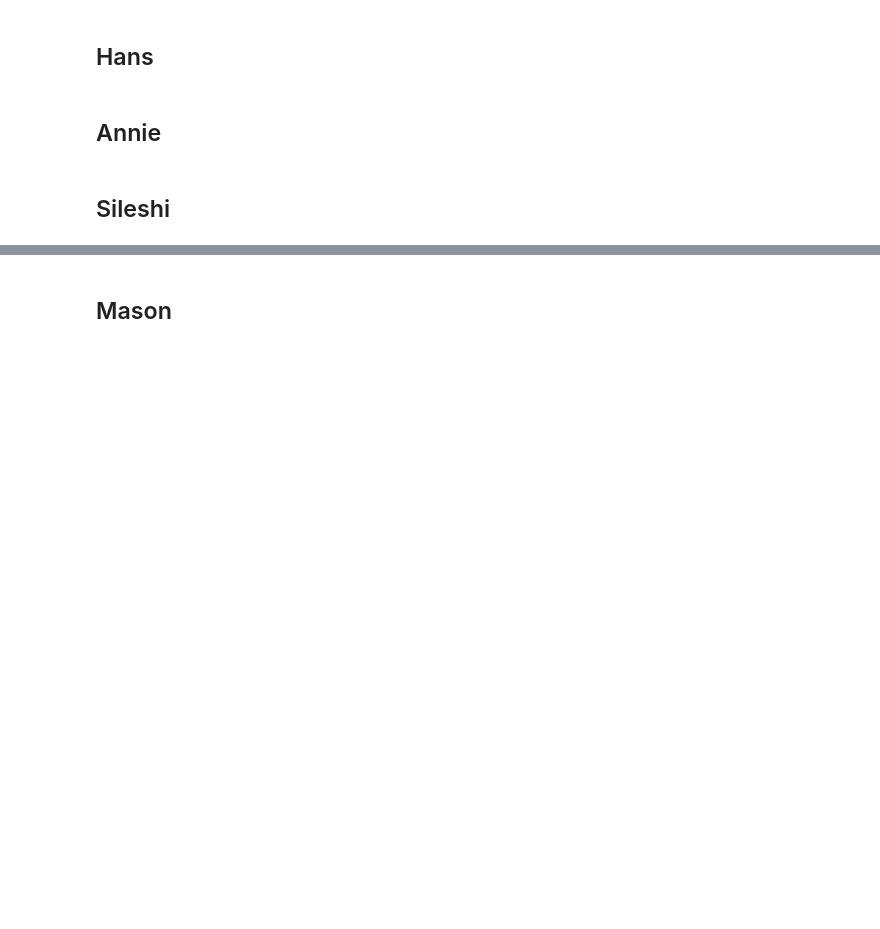
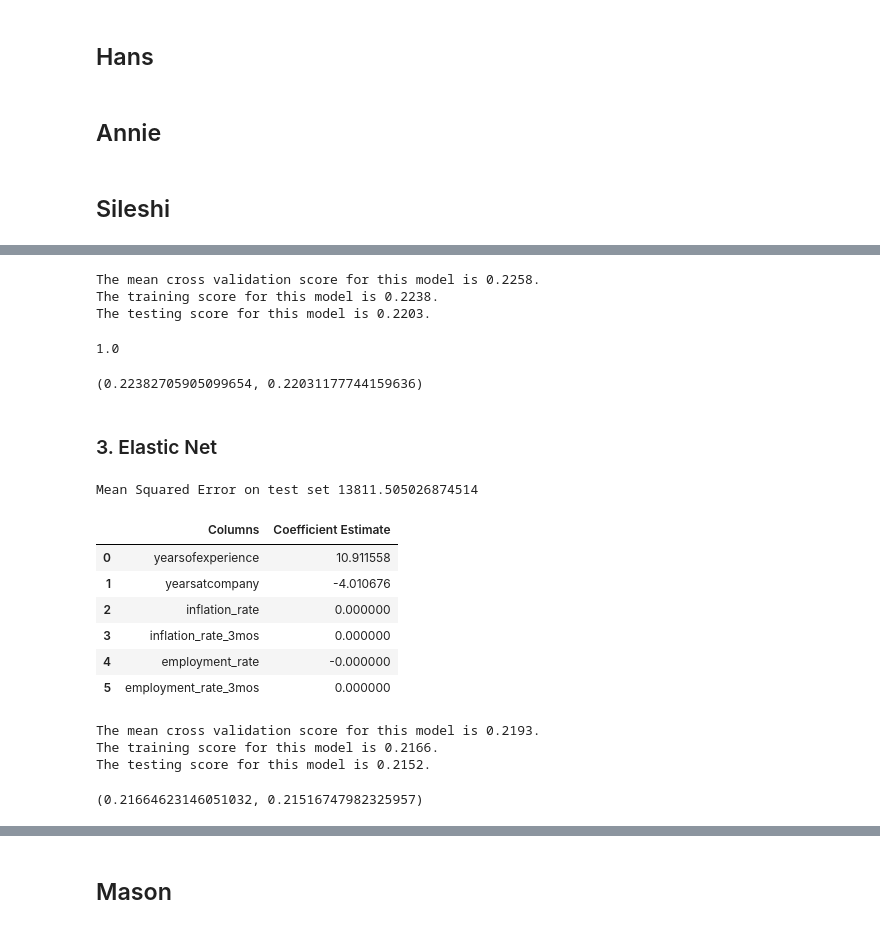
Before and after one commit to mh0805/Group-Project, a Jupyter notebook: Code/MODELING.ipynb, the cells around one changed output, grey strips where cells are left out. Drawn from its saved outputs; the diff is of its cells as text; code cells hidden in the pictures; blank space fills up the shorter version.

```diff
--- a/Code/MODELING.ipynb
+++ b/Code/MODELING.ipynb
@@ -8,0 +214,17 @@
+# %%
+from sklearn.linear_model import Ridge
+
+# Train the model
+ridgeR = Ridge(alpha = 1)
+ridgeR.fit(X_train, y_train)
+y_pred = ridgeR.predict(X_test)
+
+# calculate mean square error
+mean_squared_error_ridge = np.mean((y_pred - y_test)**2)
+print(f'Ridge MSE: {mean_squared_error_ridge}\n')
+
+# get ridge coefficient and print them
+ridge_coefficient = pd.DataFrame()
+ridge_coefficient["Columns"]= X_train.columns
+ridge_coefficient['Coefficient Estimate'] = pd.Series(ridgeR.coef_)
+print('       Coeffiecients ', ridge_coefficient)
@@ -8,0 +241,22 @@
+# %%
+# Ridge
+
+r_alphas = np.logspace(0,5,100)
+
+ridge_cv = RidgeCV(alphas = r_alphas, scoring='r2', cv=5)
+
+ridge_cv.fit(X_train, y_train);
+# %%
+display_R2_scores(ridge_cv, X_train, y_train, X_test, y_test)
+# %% [output]
+The mean cross validation score for this model is 0.2258.
+The training score for this model is 0.2238.
+The testing score for this model is 0.2203.
+# %%
+ridge_cv.alpha_
+# %% [output]
+1.0
+# %%
+ridge_cv.score(X_train, y_train) , ridge_cv.score(X_test, y_test)
+# %% [output]
+(0.22382705905099654, 0.22031177744159636)
@@ -8,0 +265,28 @@
+# %% [markdown]
+### 3. Elastic Net
+# %%
+# import model
+from sklearn.linear_model import ElasticNet
+
+# Train the model
+e_net = ElasticNet(alpha = 1)
+e_net.fit(X_train, y_train)
+
+# calculate the prediction and mean square error
+y_pred_elastic = e_net.predict(X_test)
+mean_squared_error = np.mean((y_pred_elastic - y_test)**2)
+print("Mean Squared Error on test set", mean_squared_error)
+
+e_net_coeff = pd.DataFrame()
+e_net_coeff["Columns"] = X_train.columns
+e_net_coeff['Coefficient Estimate'] = pd.Series(e_net.coef_)
+e_net_coeff
+# %% [output]
+Mean Squared Error on test set 13811.505026874514
+|  | Columns | Coefficient Estimate |
+| 0 | yearsofexperience | 10.911558 |
+| 1 | yearsatcompany | -4.010676 |
+| 2 | inflation_rate | 0.000000 |
+| 3 | inflation_rate_3mos | 0.000000 |
+| 4 | employment_rate | -0.000000 |
+| 5 | employment_rate_3mos | 0.000000 |
@@ -8,0 +300,10 @@
+# %%
+display_R2_scores(elastic_cv, X_train, y_train, X_test, y_test)
+# %% [output]
+The mean cross validation score for this model is 0.2193.
+The training score for this model is 0.2166.
+The testing score for this model is 0.2152.
+# %%
+elastic_cv.score(X_train, y_train), elastic_cv.score(X_test, y_test)
+# %% [output]
+(0.21664623146051032, 0.21516747982325957)
```
Also changed, not shown: parts of 36 cells of this notebook.
